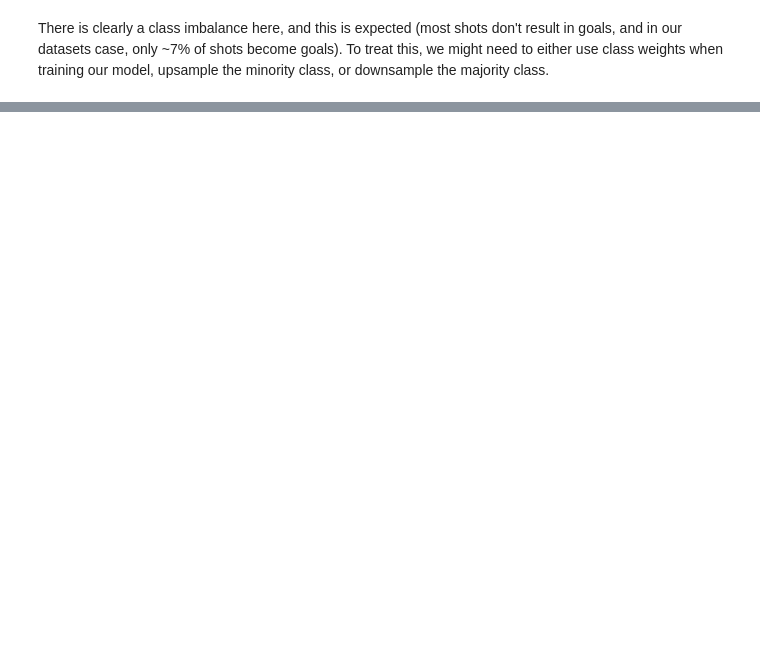
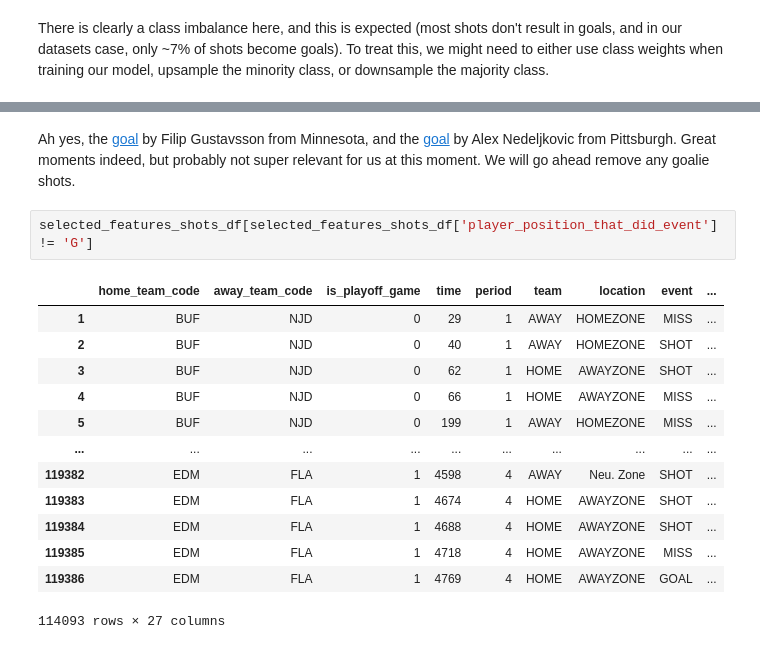
Before and after one commit to LakshayVerma48/nhl-goal-likelihood, a Jupyter notebook: notebooks/01_exploratory_data_analysis.ipynb, the cells around one changed output, grey strips where cells are left out. Saved outputs shown, nothing was run; the diff lists cells and outputs as text; blank space fills up the shorter version.

```diff
--- a/notebooks/01_exploratory_data_analysis.ipynb
+++ b/notebooks/01_exploratory_data_analysis.ipynb
@@ -210,0 +241,18 @@ test
+# %% [markdown]
+<p>Ah yes, the <a href='https://www.youtube.com/watch?v=osbry5lj3bM&ab_channel=SPORTSNET'>goal</a> by Filip Gustavsson from Minnesota, and the <a href='https://www.youtube.com/watch?v=_wHW4_Ve-os&ab_channel=NHL'>goal</a> by Alex Nedeljkovic from Pittsburgh. Great moments indeed, but probably not super relevant for us at this moment. We will go ahead remove any goalie shots.</p>
+# %%
+selected_features_shots_df[selected_features_shots_df['player_position_that_did_event'] != 'G']
+# %% [output]
+|  | home_team_code | away_team_code | is_playoff_game | time | period | team | location | event | ... |
+| 1 | BUF | NJD | 0 | 29 | 1 | AWAY | HOMEZONE | MISS | ... |
+| 2 | BUF | NJD | 0 | 40 | 1 | AWAY | HOMEZONE | SHOT | ... |
+| 3 | BUF | NJD | 0 | 62 | 1 | HOME | AWAYZONE | SHOT | ... |
+| 4 | BUF | NJD | 0 | 66 | 1 | HOME | AWAYZONE | MISS | ... |
+| 5 | BUF | NJD | 0 | 199 | 1 | AWAY | HOMEZONE | MISS | ... |
+| ... | ... | ... | ... | ... | ... | ... | ... | ... | ... |
+| 119382 | EDM | FLA | 1 | 4598 | 4 | AWAY | Neu. Zone | SHOT | ... |
+| 119383 | EDM | FLA | 1 | 4674 | 4 | HOME | AWAYZONE | SHOT | ... |
+| 119384 | EDM | FLA | 1 | 4688 | 4 | HOME | AWAYZONE | SHOT | ... |
+| 119385 | EDM | FLA | 1 | 4718 | 4 | HOME | AWAYZONE | MISS | ... |
+| 119386 | EDM | FLA | 1 | 4769 | 4 | HOME | AWAYZONE | GOAL | ... |
+114093 rows × 27 columns
```
Also changed, not shown: parts of 16 cells of this notebook.
